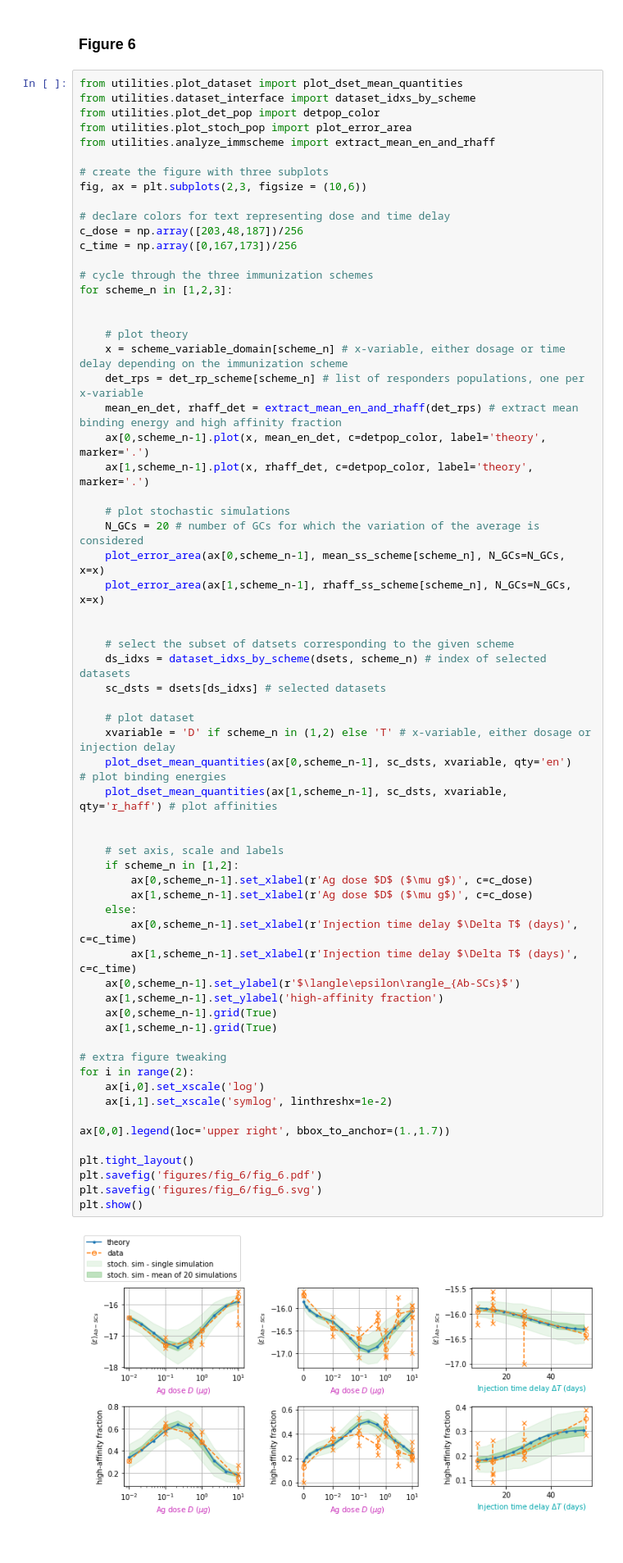
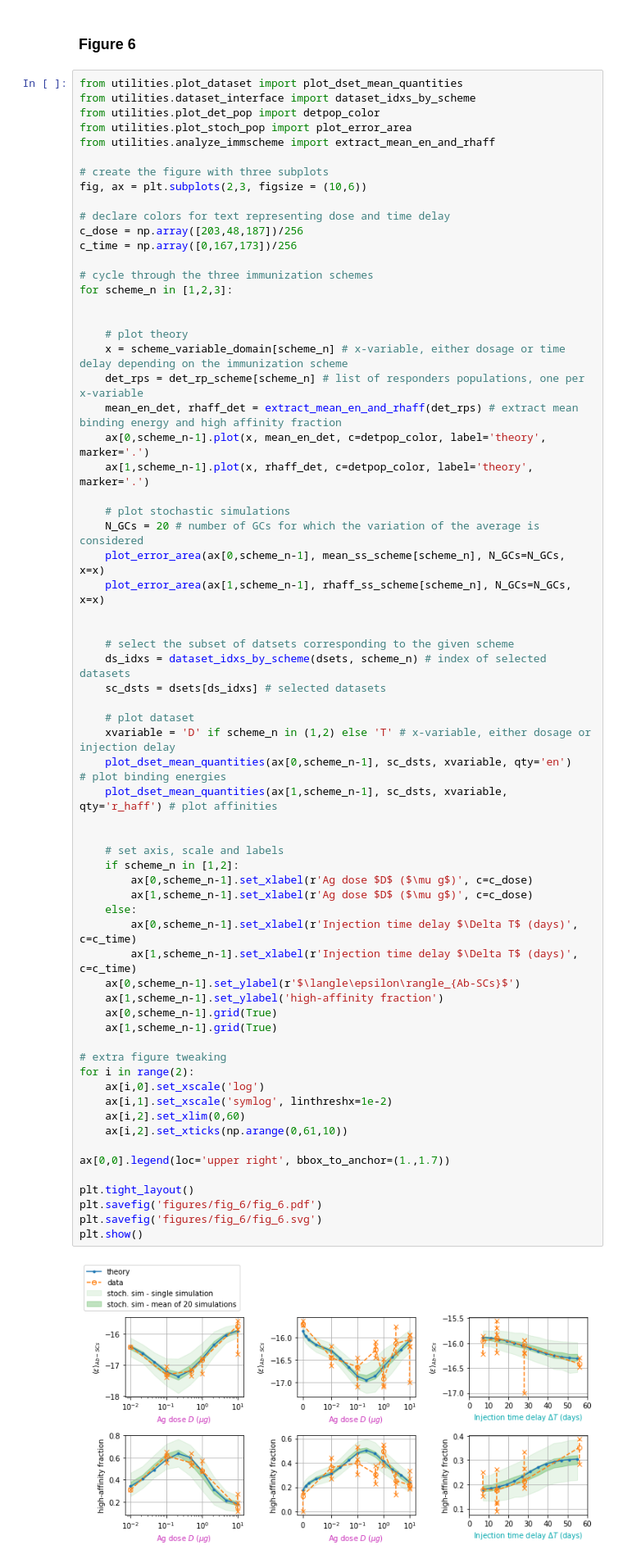
Before and after one commit to mmolari/affinity_maturation, a Jupyter notebook: figure_6.ipynb, the cells around one changed output. Shown at 82% size. Cells and saved outputs as stored; diff of their text form.

```diff
--- a/figure_6.ipynb
+++ b/figure_6.ipynb
@@ -170,31 +170,33 @@ for scheme_n in [1,2,3]:
     # plot dataset
     xvariable = 'D' if scheme_n in (1,2) else 'T' # x-variable, either dosage or injection delay
     plot_dset_mean_quantities(ax[0,scheme_n-1], sc_dsts, xvariable, qty='en') # plot binding energies
     plot_dset_mean_quantities(ax[1,scheme_n-1], sc_dsts, xvariable, qty='r_haff') # plot affinities
 
 
     # set axis, scale and labels
     if scheme_n in [1,2]:
         ax[0,scheme_n-1].set_xlabel(r'Ag dose $D$ ($\mu g$)', c=c_dose)
         ax[1,scheme_n-1].set_xlabel(r'Ag dose $D$ ($\mu g$)', c=c_dose)
     else:
         ax[0,scheme_n-1].set_xlabel(r'Injection time delay $\Delta T$ (days)', c=c_time)
         ax[1,scheme_n-1].set_xlabel(r'Injection time delay $\Delta T$ (days)', c=c_time)
     ax[0,scheme_n-1].set_ylabel(r'$\langle\epsilon\rangle_{Ab-SCs}$')
     ax[1,scheme_n-1].set_ylabel('high-affinity fraction')
     ax[0,scheme_n-1].grid(True)
     ax[1,scheme_n-1].grid(True)
 
 # extra figure tweaking
 for i in range(2):
     ax[i,0].set_xscale('log')
     ax[i,1].set_xscale('symlog', linthreshx=1e-2)
+    ax[i,2].set_xlim(0,60)
+    ax[i,2].set_xticks(np.arange(0,61,10))
 
 ax[0,0].legend(loc='upper right', bbox_to_anchor=(1.,1.7))
 
 plt.tight_layout()
 plt.savefig('figures/fig_6/fig_6.pdf')
 plt.savefig('figures/fig_6/fig_6.svg')
 plt.show()
 # %% [output]
-[figure, old version]
+[figure, new version]
```
Also changed, not shown: 4 other files.
